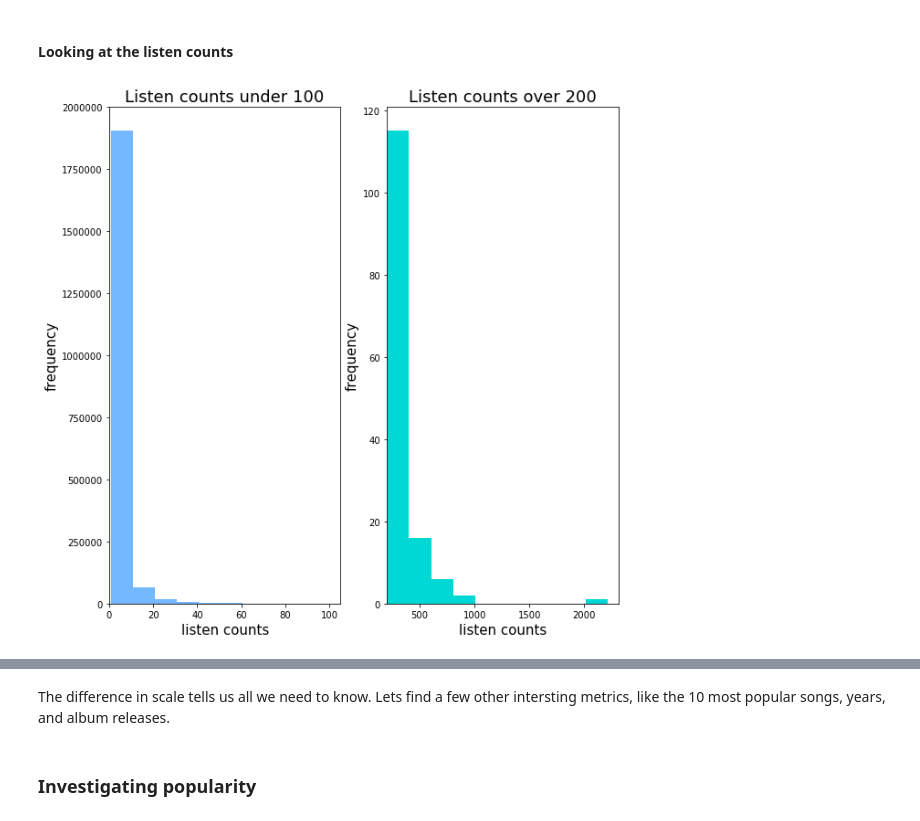
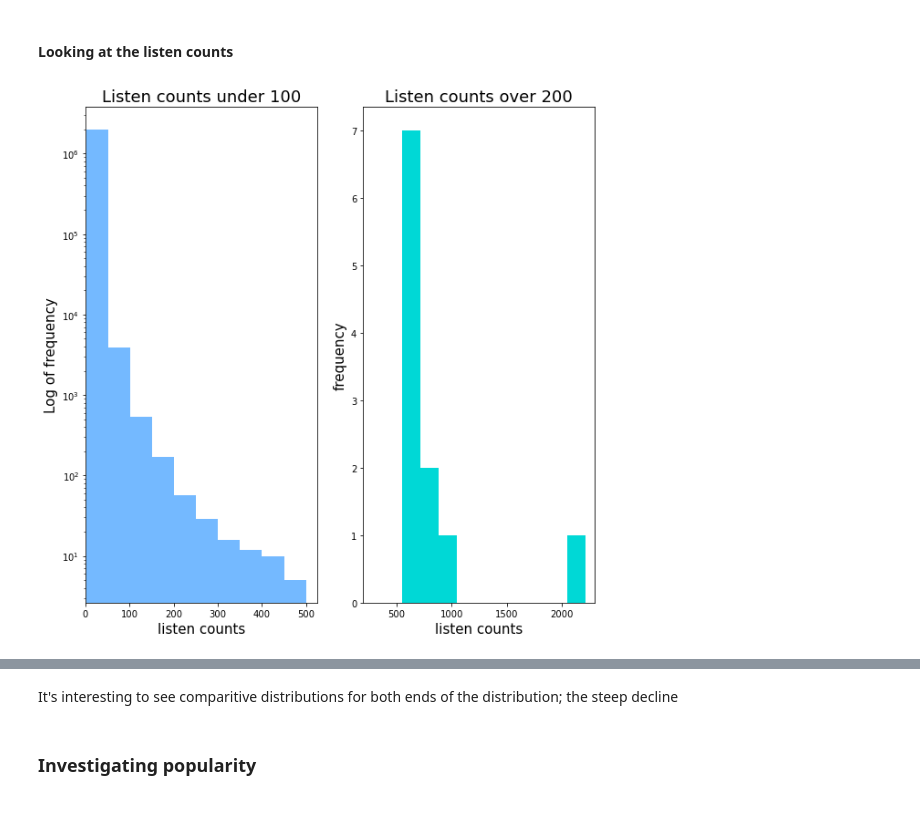
Before and after one commit to MrFlygerian/MusicRecommender, a Jupyter notebook: Recommenders.ipynb, the cells around one changed output, grey strips where cells are left out. Saved outputs shown, nothing was run; the diff lists cells and outputs as text; code cells hidden in the pictures.

```diff
--- a/Recommenders.ipynb
+++ b/Recommenders.ipynb
@@ -149,33 +151,32 @@ This distribution is very heavily weighted toward the low end; 75% of our 2 mill
 # %% [markdown]
 #### Looking at the listen counts
 # %%
-%%time
-
-fig = plt.figure(figsize=(10,10))
+# Setup the figure
+fig = plt.figure(figsize=(10,10), dpi=None)
 plt.rc('xtick',labelsize=10)
 plt.rc('ytick',labelsize=10)
-plt.tight_layout(pad = 8)
+plt.tight_layout(pad = 20)
 
 # Listen counts below 200
 plt.subplot(1,2,1)
-plt.hist(data.listen_count[data.listen_count <= 100], bins = None,
-         color = CUSTOM_COLOURS[1])
+plt.hist(data.listen_count[data.listen_count <= 500], bins = None,
+         color = CUSTOM_COLOURS[1], log=True)
 plt.xlim(0)
 plt.title('Listen counts under 100', fontsize=18)
 plt.xlabel('listen counts', fontsize=15)
-plt.ylabel('frequency', fontsize=15)
+plt.ylabel('Log of frequency', fontsize=15)
 
 
 # Listen counts above 200
 plt.subplot(1,2,2)
-plt.hist(data.listen_count[data.listen_count > 200], bins = None,
-        color=CUSTOM_COLOURS[8])
+plt.hist(data.listen_count[data.listen_count > 500], bins = None,
+        color=CUSTOM_COLOURS[8], log=False)
 plt.xlim(200)
 plt.title('Listen counts over 200', fontsize=18)
 plt.xlabel('listen counts', fontsize=15)
 plt.ylabel('frequency', fontsize=15)
 
 
 plt.show()
 # %% [output]
-[figure, old version]
+[figure, new version]
@@ -183,5 +184,5 @@ Wall time: 660 ms
-# %% [markdown]
-The difference in scale tells us all we need to know. Lets find a few other intersting metrics, like the 10 most popular songs, years, and album releases.
+# %% [markdown]
+It's interesting to see comparitive distributions for both ends of the distribution; the steep decline
 # %% [markdown]
 ### Investigating popularity
 # %%
```
Also changed, not shown: parts of 63 cells of this notebook.
